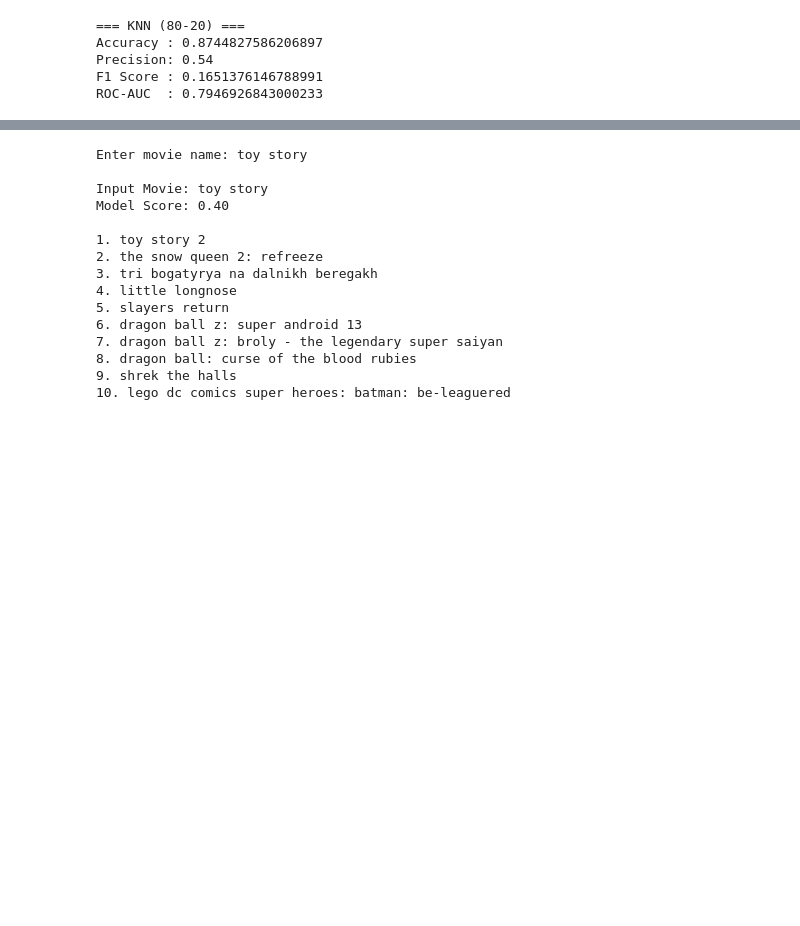
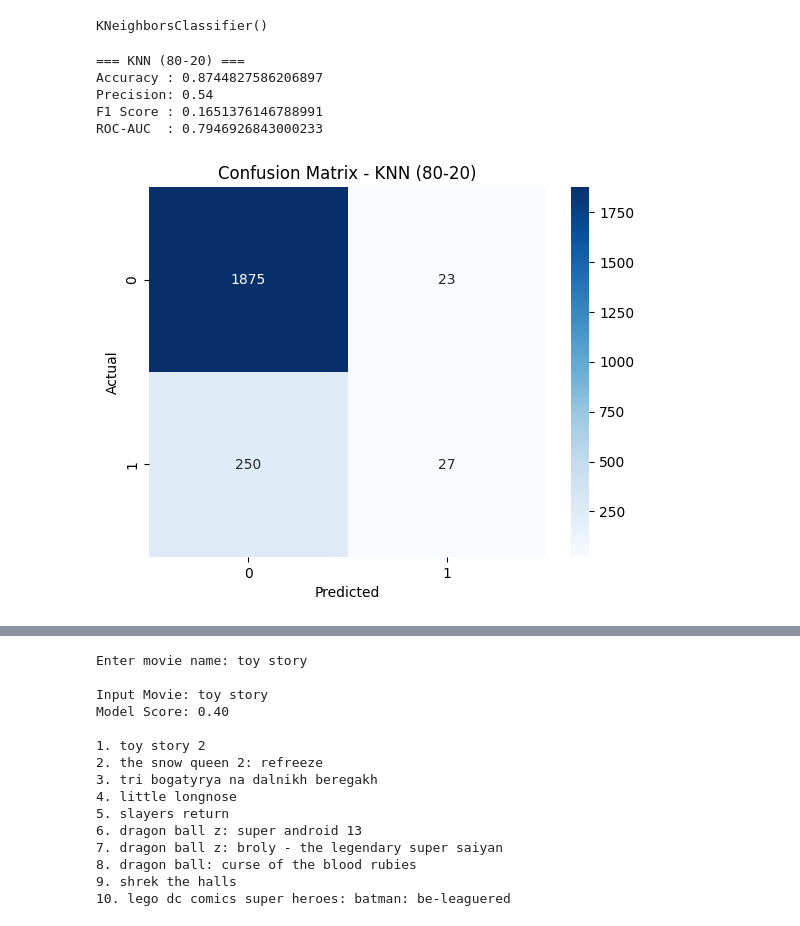
Before and after one commit to MehulShukla-git/Movie_Recommendation_System, a Jupyter notebook: KNN.ipynb, the cells around one changed output, grey strips where cells are left out. Saved outputs shown, nothing was run; the diff lists cells and outputs as text; code cells hidden in the pictures; blank space fills up the shorter version.

```diff
--- a/KNN.ipynb
+++ b/KNN.ipynb
@@ -82,27 +85,50 @@ y = df['target']
 # %%
 from sklearn.model_selection import train_test_split
 from sklearn.neighbors import KNeighborsClassifier
-from sklearn.metrics import *
 
 X_train_80, X_test_20, y_train_80, y_test_20 = train_test_split(
     X.toarray(), y, test_size=0.2, random_state=42, stratify=y
 )
 
-knn = KNeighborsClassifier(n_neighbors=5)
-knn.fit(X_train_80, y_train_80)
-
-y_pred_80 = knn.predict(X_test_20)
-y_prob_80 = knn.predict_proba(X_test_20)[:,1]
-
-print("=== KNN (80-20) ===")
-print("Accuracy :", accuracy_score(y_test_20, y_pred_80))
-print("Precision:", precision_score(y_test_20, y_pred_80))
-print("F1 Score :", f1_score(y_test_20, y_pred_80))
-print("ROC-AUC  :", roc_auc_score(y_test_20, y_prob_80))
+knn_80 = KNeighborsClassifier(n_neighbors=5)
+knn_80.fit(X_train_80, y_train_80)
 # %% [output]
-=== KNN (80-20) ===
-Accuracy : 0.8744827586206897
-Precision: 0.54
-F1 Score : 0.1651376146788991
-ROC-AUC  : 0.7946926843000233
+KNeighborsClassifier()
+# %%
+y_pred_80 = knn_80.predict(X_test_20)
+
+probs_80 = knn_80.predict_proba(X_test_20)
+y_prob_80 = probs_80[:,1]
+
+print("=== KNN (80-20) ===")
+print("Accuracy :", accuracy_score(y_test_20, y_pred_80))
+print("Precision:", precision_score(y_test_20, y_pred_80, zero_division=0))
+print("F1 Score :", f1_score(y_test_20, y_pred_80, zero_division=0))
+
+if len(np.unique(y_test_20)) > 1:
+    roc_auc_80 = roc_auc_score(y_test_20, y_prob_80)
+    print("ROC-AUC  :", roc_auc_80)
+else:
+    print("ROC-AUC  : Not possible")
+# %% [output]
+=== KNN (80-20) ===
+Accuracy : 0.8744827586206897
+Precision: 0.54
+F1 Score : 0.1651376146788991
+ROC-AUC  : 0.7946926843000233
+# %%
+from sklearn.metrics import confusion_matrix
+import seaborn as sns
+import matplotlib.pyplot as plt
+
+cm_80 = confusion_matrix(y_test_20, y_pred_80)
+
+plt.figure()
+sns.heatmap(cm_80, annot=True, fmt='d', cmap='Blues')
+plt.title("Confusion Matrix - KNN (80-20)")
+plt.xlabel("Predicted")
+plt.ylabel("Actual")
+plt.show()
+# %% [output]
+[figure, added]
 # %%
```
Also changed, not shown: parts of 10 cells of this notebook.
